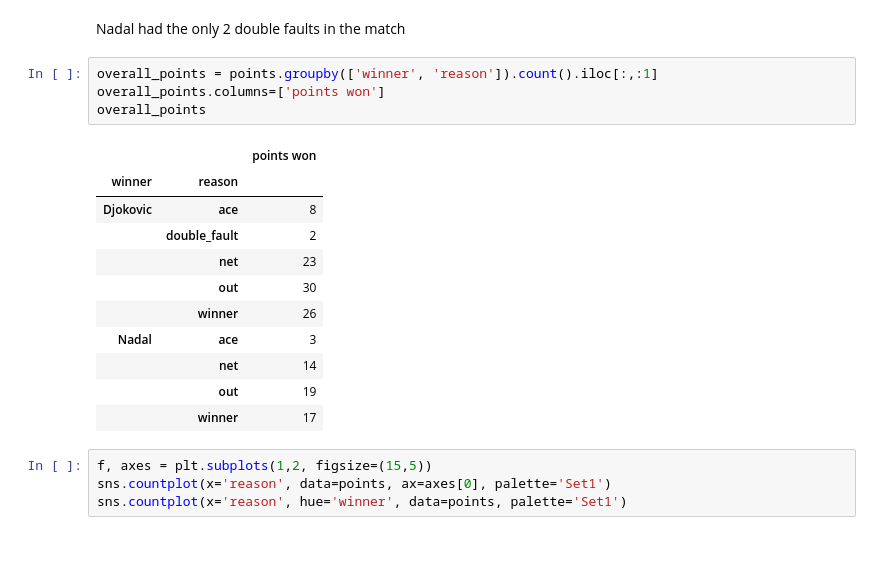
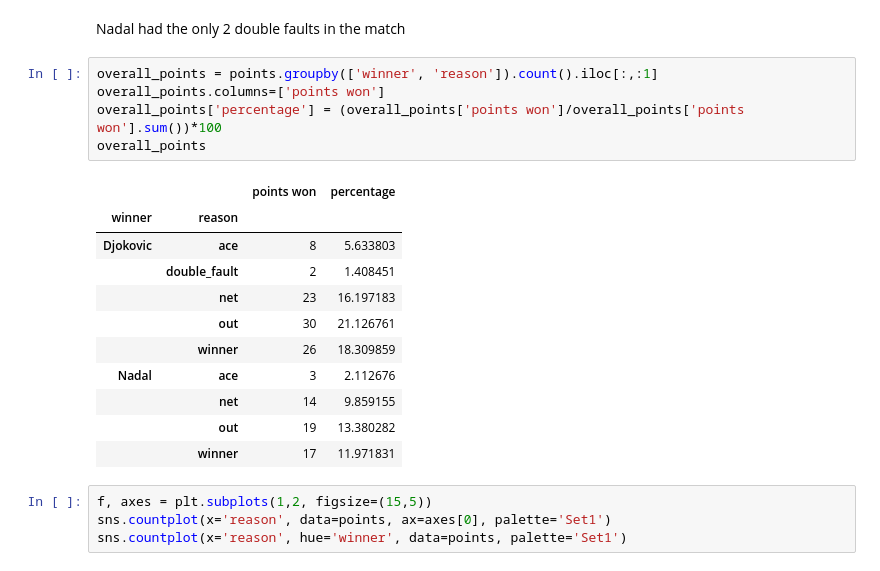
Before and after one commit to davisthrailkill/aus_open_final, a Jupyter notebook: aus_open_final.ipynb, the cells around one changed output. Cells and saved outputs as stored; diff of their text form.

Commit message:
added percentage calc for overall points df

```diff
--- a/aus_open_final.ipynb
+++ b/aus_open_final.ipynb
@@ -89,19 +89,20 @@ Nadal had the only 2 double faults in the match
 # %%
 overall_points = points.groupby(['winner', 'reason']).count().iloc[:,:1]
 overall_points.columns=['points won']
+overall_points['percentage'] = (overall_points['points won']/overall_points['points won'].sum())*100
 overall_points
 # %% [output]
-|  |  | points won |
-| winner | reason |  |
-| Djokovic | ace | 8 |
-|  | double_fault | 2 |
-|  | net | 23 |
-|  | out | 30 |
-|  | winner | 26 |
-| Nadal | ace | 3 |
-|  | net | 14 |
-|  | out | 19 |
-|  | winner | 17 |
+|  |  | points won | percentage |
+| winner | reason |  |  |
+| Djokovic | ace | 8 | 5.633803 |
+|  | double_fault | 2 | 1.408451 |
+|  | net | 23 | 16.197183 |
+|  | out | 30 | 21.126761 |
+|  | winner | 26 | 18.309859 |
+| Nadal | ace | 3 | 2.112676 |
+|  | net | 14 | 9.859155 |
+|  | out | 19 | 13.380282 |
+|  | winner | 17 | 11.971831 |
 # %%
 f, axes = plt.subplots(1,2, figsize=(15,5))
 sns.countplot(x='reason', data=points, ax=axes[0], palette='Set1')
```
